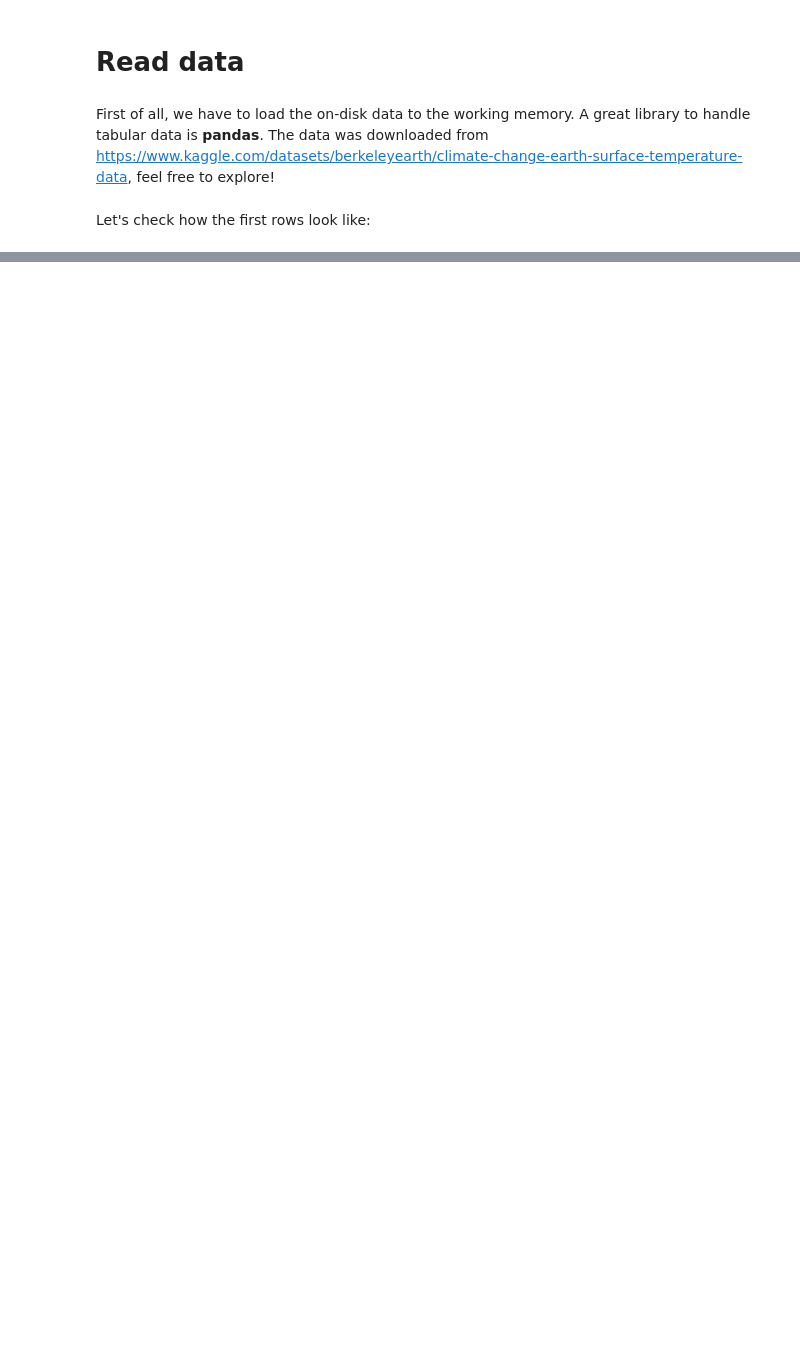
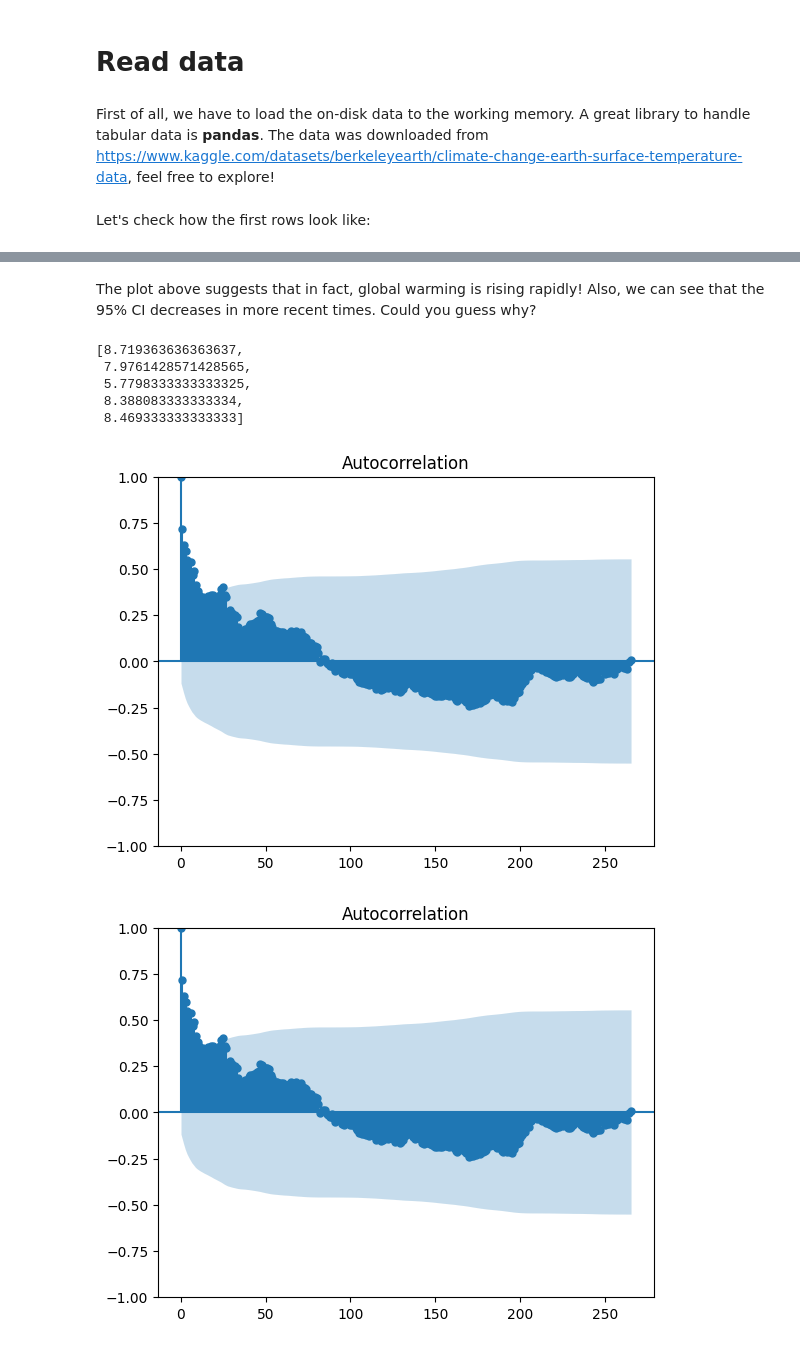
Before and after one commit to AE-nv/workshop_forecasting_2023, a Jupyter notebook: notebooks/EDA.ipynb, the cells around one changed output, grey strips where cells are left out. Drawn from its saved outputs; the diff is of its cells as text; code cells hidden in the pictures; blank space fills up the shorter version.

```diff
--- a/notebooks/EDA.ipynb
+++ b/notebooks/EDA.ipynb
@@ -30,0 +131,21 @@ dtype: object
+# %% [markdown]
+The plot above suggests that in fact, global warming is rising rapidly! Also, we can see that the 95% CI decreases in more recent times. Could you guess why?
+# %%
+# calculate average temperature per year
+mean_temp_world = []
+for year in sorted(df["year"].unique()):
+    mean_temp_world.append(df[df["year"] == year]['LandAverageTemperature'].mean())
+
+# show first 5 years
+mean_temp_world[0:5]
+# %% [output]
+[8.719363636363637,
+ 7.9761428571428565,
+ 5.7798333333333325,
+ 8.388083333333334,
+ 8.469333333333333]
+# %%
+plot_acf(mean_temp_world, lags=len(mean_temp_world)-1)
+# %% [output]
+[figure, added]
+[figure, added]
```
Also changed, not shown: parts of 19 cells of this notebook.
